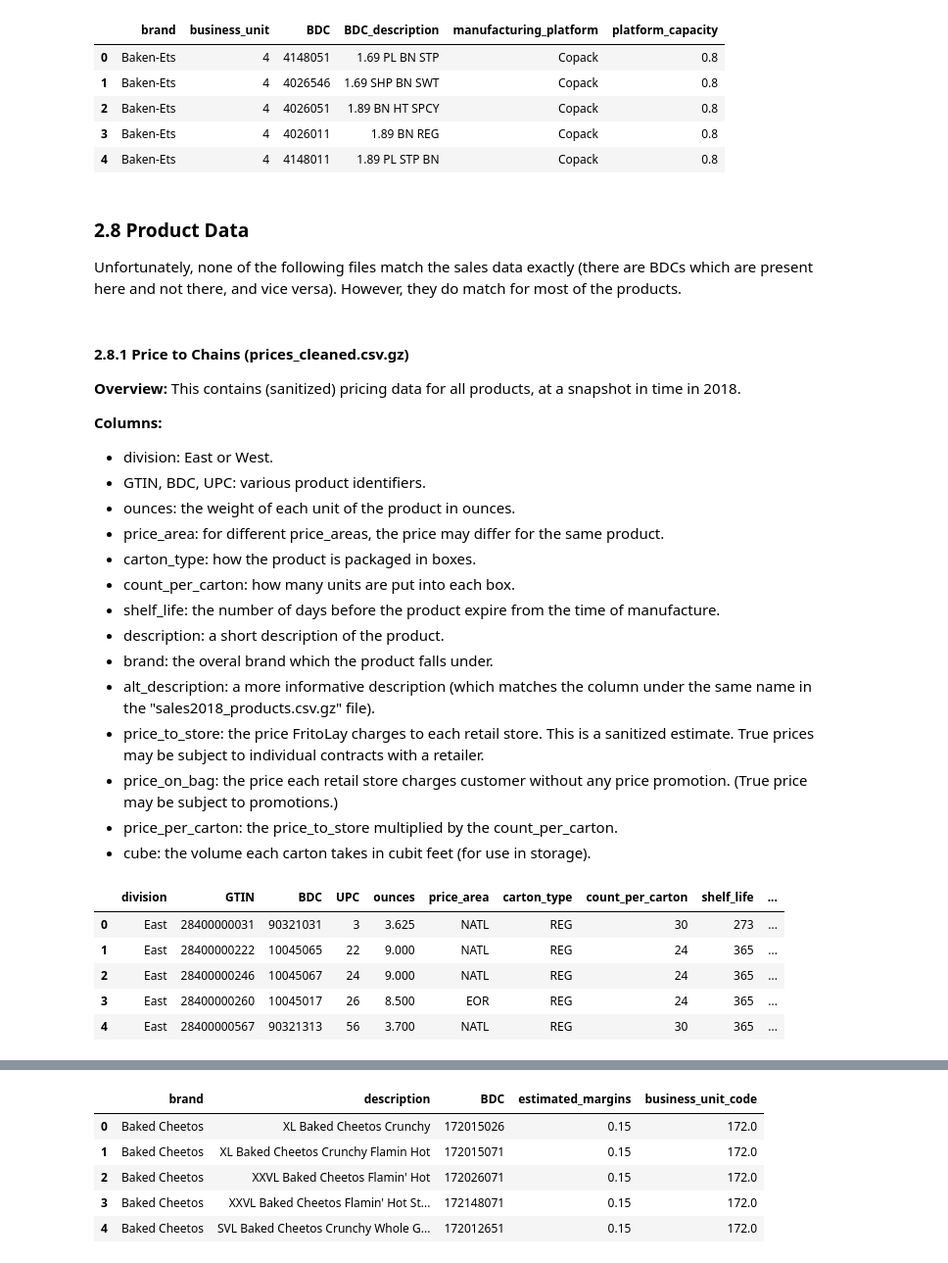
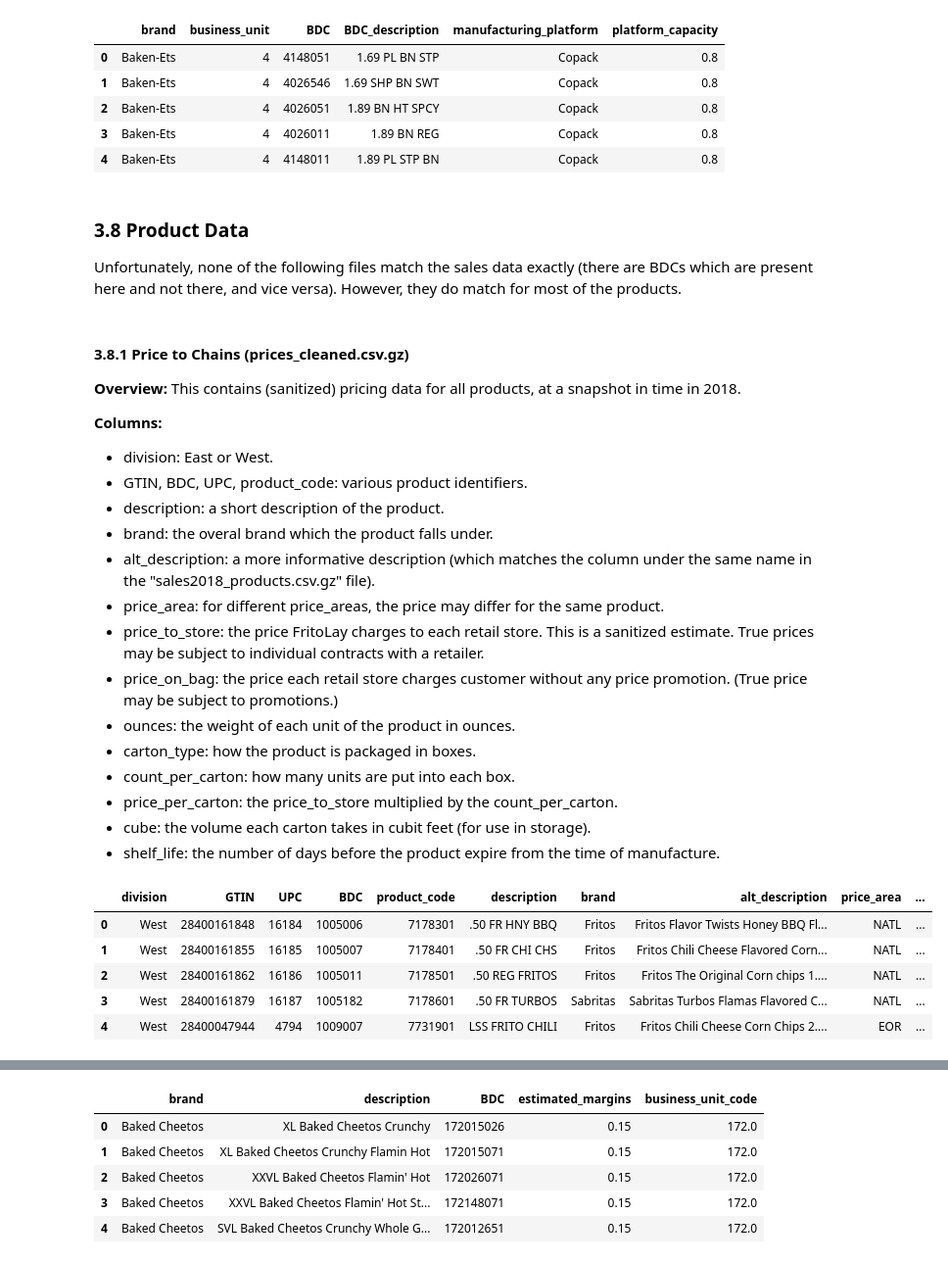
Before and after one commit to mjyi123/usc-dso-570, a Jupyter notebook: Handouts and Notes/15-Final Project Data Description.ipynb, the cells around one changed output, grey strips where cells are left out. Shown at 98% size. Cells and saved outputs as stored; diff of their text form; code cells hidden in the pictures.

```diff
--- a/Handouts and Notes/15-Final Project Data Description.ipynb
+++ b/Handouts and Notes/15-Final Project Data Description.ipynb
@@ -325,38 +325,38 @@ platform.head()
 | 3 | Baken-Ets | 4 | 4026011 | 1.89 BN REG | Copack | 0.8 |
 | 4 | Baken-Ets | 4 | 4148011 | 1.89 PL STP BN | Copack | 0.8 |
 # %% [markdown]
-### 2.8 Product Data
+### 3.8 Product Data
 
 Unfortunately, none of the following files match the sales data exactly (there are BDCs which are present here and not there, and vice versa). However, they do match for most of the products.
 # %% [markdown]
-#### 2.8.1 Price to Chains (prices_cleaned.csv.gz)
+#### 3.8.1 Price to Chains (prices_cleaned.csv.gz)
 
 **Overview:** This contains (sanitized) pricing data for all products, at a snapshot in time in 2018.
 
 **Columns:**
 
 - division: East or West.
-- GTIN, BDC, UPC: various product identifiers.
-- ounces: the weight of each unit of the product in ounces.
-- price_area: for different price_areas, the price may differ for the same product.
-- carton_type: how the product is packaged in boxes.
-- count_per_carton: how many units are put into each box.
-- shelf_life: the number of days before the product expire from the time of manufacture.
+- GTIN, BDC, UPC, product_code: various product identifiers.
 - description: a short description of the product.
 - brand: the overal brand which the product falls under.
 - alt_description: a more informative description (which matches the column under the same name in the "sales2018_products.csv.gz" file).
+- price_area: for different price_areas, the price may differ for the same product.
 - price_to_store: the price FritoLay charges to each retail store. This is a sanitized estimate. True prices may be subject to individual contracts with a retailer.
 - price_on_bag: the price each retail store charges customer without any price promotion. (True price may be subject to promotions.)
+- ounces: the weight of each unit of the product in ounces.
+- carton_type: how the product is packaged in boxes.
+- count_per_carton: how many units are put into each box.
 - price_per_carton: the price_to_store multiplied by the count_per_carton.
 - cube: the volume each carton takes in cubit feet (for use in storage).
+- shelf_life: the number of days before the product expire from the time of manufacture.
 # %%
-prices=pd.read_csv('prices_cleaned.csv.gz')
+prices=pd.read_csv('project_data/prices_cleaned.csv.gz')
 prices.head()
 # %% [output]
-|  | division | GTIN | BDC | UPC | ounces | price_area | carton_type | count_per_carton | shelf_life | ... |
-| 0 | East | 28400000031 | 90321031 | 3 | 3.625 | NATL | REG | 30 | 273 | ... |
-| 1 | East | 28400000222 | 10045065 | 22 | 9.000 | NATL | REG | 24 | 365 | ... |
-| 2 | East | 28400000246 | 10045067 | 24 | 9.000 | NATL | REG | 24 | 365 | ... |
-| 3 | East | 28400000260 | 10045017 | 26 | 8.500 | EOR | REG | 24 | 365 | ... |
-| 4 | East | 28400000567 | 90321313 | 56 | 3.700 | NATL | REG | 30 | 365 | ... |
+|  | division | GTIN | UPC | BDC | product_code | description | brand | alt_description | price_area | ... |
+| 0 | West | 28400161848 | 16184 | 1005006 | 7178301 | .50 FR HNY BBQ | Fritos | Fritos Flavor Twists Honey BBQ Fl... | NATL | ... |
+| 1 | West | 28400161855 | 16185 | 1005007 | 7178401 | .50 FR CHI CHS | Fritos | Fritos Chili Cheese Flavored Corn... | NATL | ... |
+| 2 | West | 28400161862 | 16186 | 1005011 | 7178501 | .50 REG FRITOS | Fritos | Fritos The Original Corn chips 1.... | NATL | ... |
+| 3 | West | 28400161879 | 16187 | 1005182 | 7178601 | .50 FR TURBOS | Sabritas | Sabritas Turbos Flamas Flavored C... | NATL | ... |
+| 4 | West | 28400047944 | 4794 | 1009007 | 7731901 | LSS FRITO CHILI | Fritos | Fritos Chili Cheese Corn Chips 2.... | EOR | ... |
 # %% [markdown]
```
Also changed, not shown: parts of 14 cells of this notebook.
